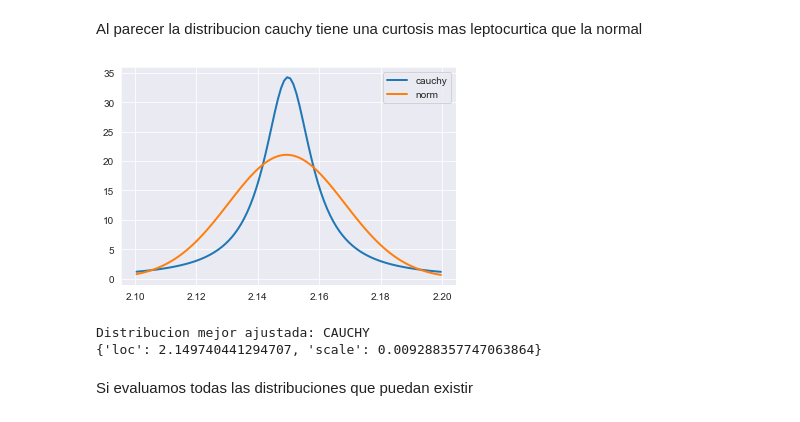
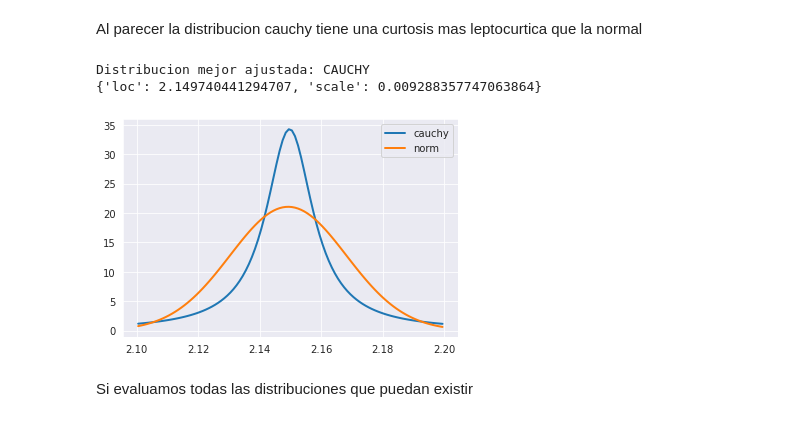
Before and after one commit to Pmz94/data-science, a Jupyter notebook: bondad_ajuste/ejercicio_8-88.ipynb, the cells around one changed output. Cells and saved outputs as stored; diff of their text form; code cells hidden in the pictures.

```diff
--- a/bondad_ajuste/ejercicio_8-88.ipynb
+++ b/bondad_ajuste/ejercicio_8-88.ipynb
@@ -323,17 +327,15 @@ f.summary()
 # %% [markdown]
 Al parecer la distribucion cauchy tiene una curtosis mas leptocurtica que la normal
-# %%
-f.plot_pdf()
-# %% [output]
-[figure, removed]
 # %%
-mejor = f.get_best()
+mejor = f_cauchy_norm.get_best()
 best_name = list(mejor.keys())[0]
 print('Distribucion mejor ajustada:', best_name.upper())
 print(mejor[best_name])
+f_cauchy_norm.plot_pdf()
 # %% [output]
 Distribucion mejor ajustada: CAUCHY
 {'loc': 2.149740441294707, 'scale': 0.009288357747063864}
+[figure, added]
 # %% [markdown]
 Si evaluamos todas las distribuciones que puedan existir
 # %%
```
Also changed, not shown: parts of 21 cells of this notebook, 2 other files.
